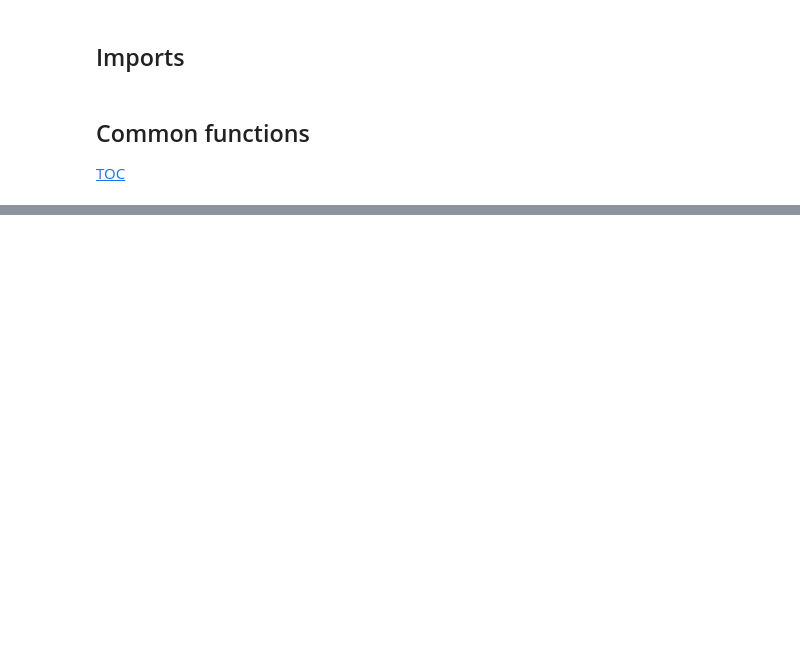
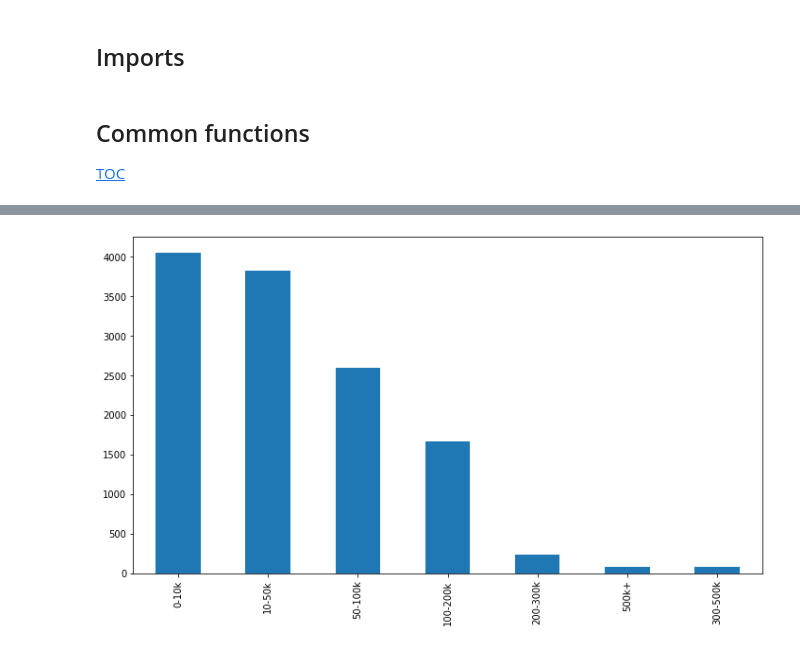
Before and after one commit to dgander000/DSND-Project-1, a Jupyter notebook: DSND-Project-1.ipynb, the cells around one changed output, grey strips where cells are left out. Drawn from its saved outputs; the diff is of its cells as text; code cells hidden in the pictures; blank space fills up the shorter version.

```diff
--- a/DSND-Project-1.ipynb
+++ b/DSND-Project-1.ipynb
@@ -488,0 +250,6 @@ number of nans: 0
+# %%
+df_mc_2019['CompensationRange'].value_counts(sort=True).plot(kind='bar', figsize=(10, 6))
+plt.tight_layout()
+plt.show()
+# %% [output]
+[figure, added]
```
Also changed, not shown: parts of 88 cells of this notebook.
